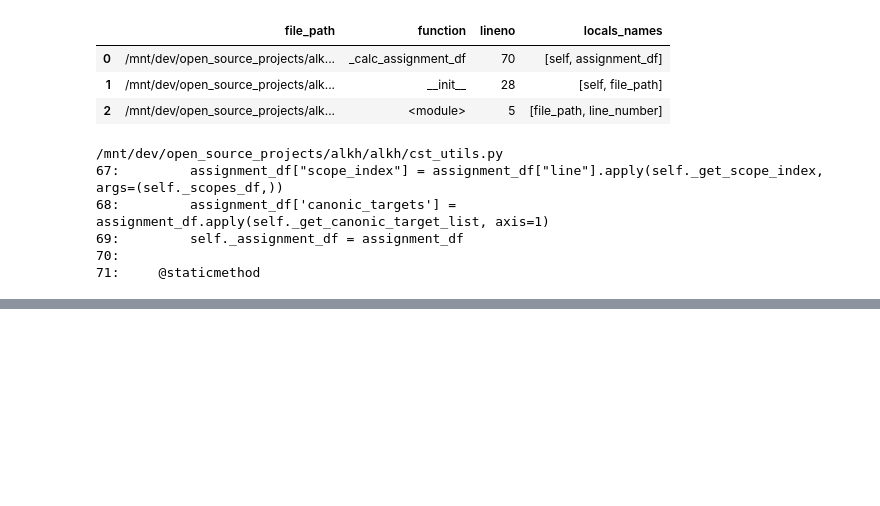
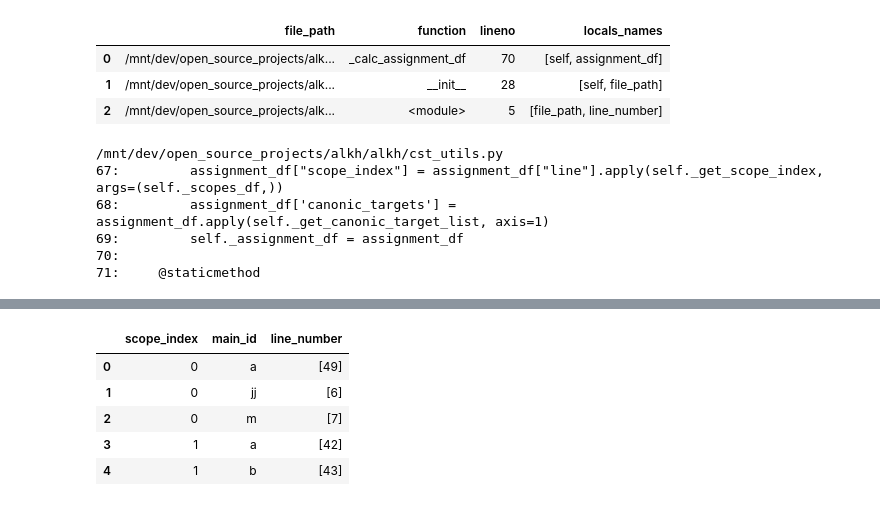
Before and after one commit to erez-aharonov/alkh, a Jupyter notebook: notebooks/3ed92dc952994f4590394120515753ad.ipynb, the cells around one changed output, grey strips where cells are left out. Cells and saved outputs as stored; diff of their text form; code cells hidden in the pictures; blank space fills up the shorter version.

```diff
--- a/notebooks/3ed92dc952994f4590394120515753ad.ipynb
+++ b/notebooks/3ed92dc952994f4590394120515753ad.ipynb
@@ -247,0 +279,9 @@ assignment_df
+# %%
+c.head()
+# %% [output]
+|  | scope_index | main_id | line_number |
+| 0 | 0 | a | [49] |
+| 1 | 0 | jj | [6] |
+| 2 | 0 | m | [7] |
+| 3 | 1 | a | [42] |
+| 4 | 1 | b | [43] |
```
Also changed, not shown: parts of 21 cells of this notebook, 6 other files.
